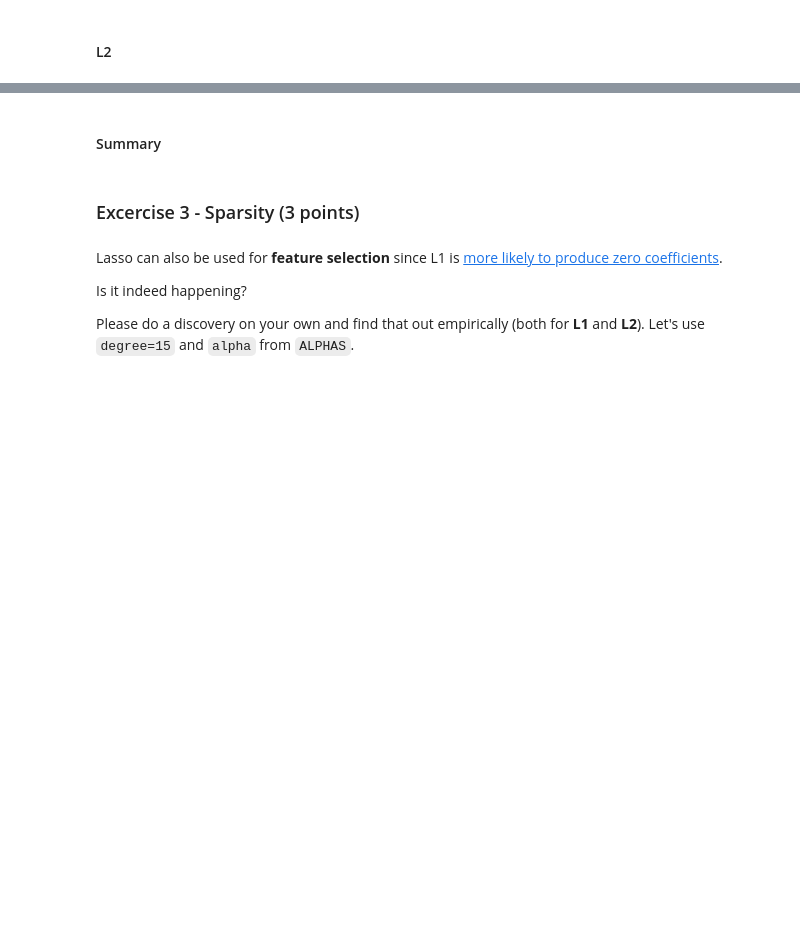
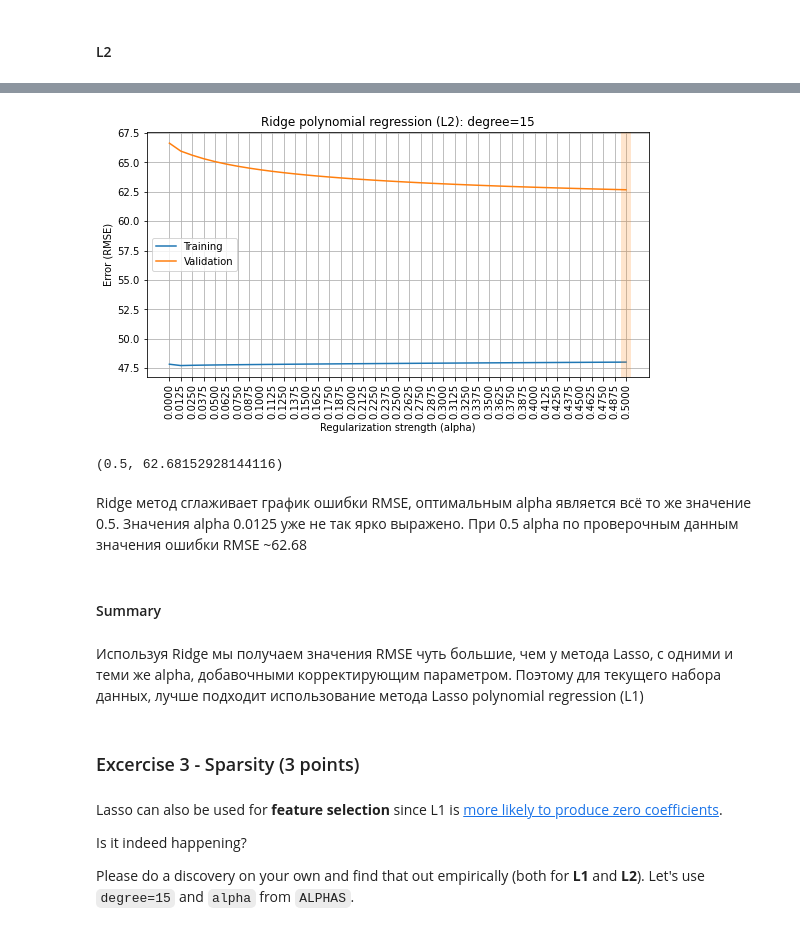
Before and after one commit to githubjeka/ml-intro, a Jupyter notebook: overfitting_regularization.ipynb, the cells around one changed output, grey strips where cells are left out. Cells and saved outputs as stored; diff of their text form; code cells hidden in the pictures; blank space fills up the shorter version.

```diff
--- a/overfitting_regularization.ipynb
+++ b/overfitting_regularization.ipynb
@@ -467,2 +535,24 @@ Please do a discovery on your own and find that out empirically (both for **L1**
+# %%
+rmse_train, rmse_valid = [], []
+for alpha in ALPHAS:
+    results = cross_validate(make_model(degree=2, penalty='L2', alpha=alpha),
+                             X_train, y_train, cv=5,
+                             return_train_score=True,
+                             scoring='neg_root_mean_squared_error')
+    rmse_train.append(-np.mean(results['train_score']))
+    rmse_valid.append(-np.mean(results['test_score']))
+
+plot_fitting_graph(ALPHAS, rmse_train, rmse_valid,
+                   xlabel='Regularization strength (alpha)', ylabel='Error (RMSE)',
+                   title='Ridge polynomial regression (L2): degree=15')
+# %% [output]
+[figure, added]
+# %%
+ALPHAS[np.argmin(rmse_valid)], np.min(rmse_valid)
+# %% [output]
+(0.5, 62.68152928144116)
+# %% [markdown]
+Ridge метод сглаживает график ошибки RMSE, оптимальным alpha является всё то же значение 0.5. Значения alpha 0.0125 уже не так ярко выражено.
+При 0.5 alpha по проверочным данным значения ошибки RMSE ~62.68
 # %% [markdown]
 #### Summary
@@ -471,3 +559,5 @@ Please do a discovery on your own and find that out empirically (both for **L1**
+# %% [markdown]
+Используя Ridge мы получаем значения RMSE чуть большие, чем у метода Lasso, с одними и теми же alpha, добавочными корректирующим параметром. Поэтому для текущего набора данных, лучше подходит использование метода Lasso polynomial regression (L1)
 # %% [markdown]
 ### Excercise 3 - Sparsity (3 points)
 # %% [markdown]
```
Also changed, not shown: parts of 20 cells of this notebook.
